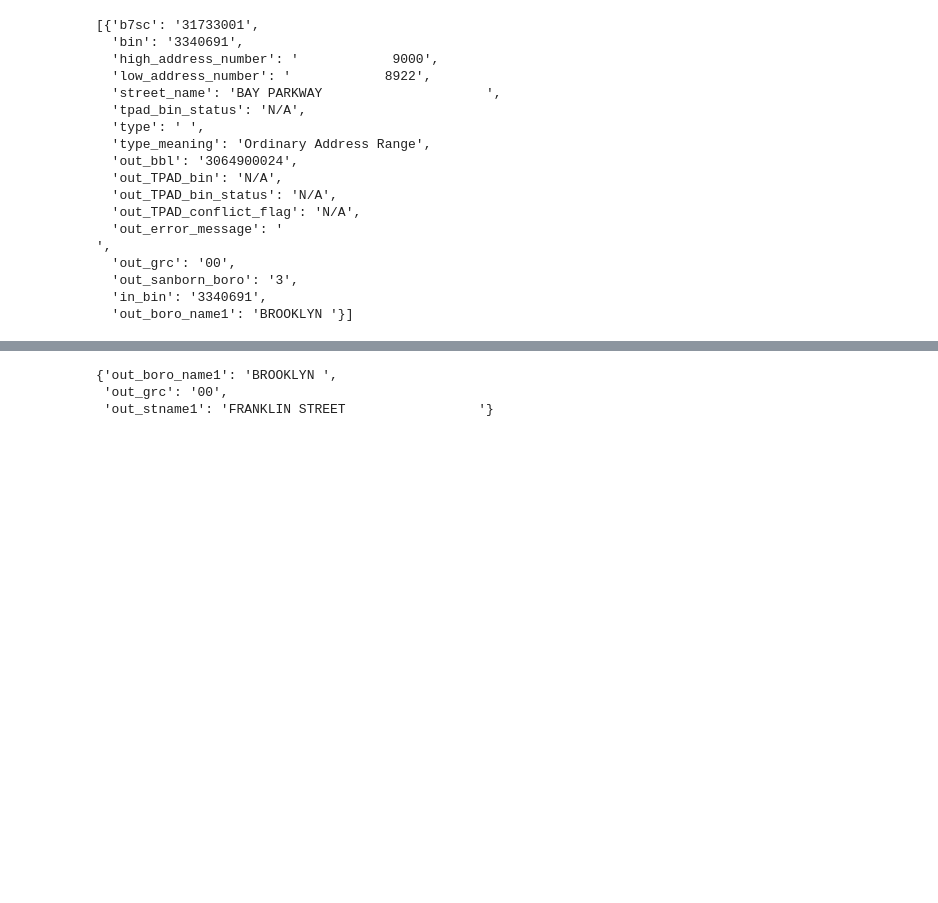
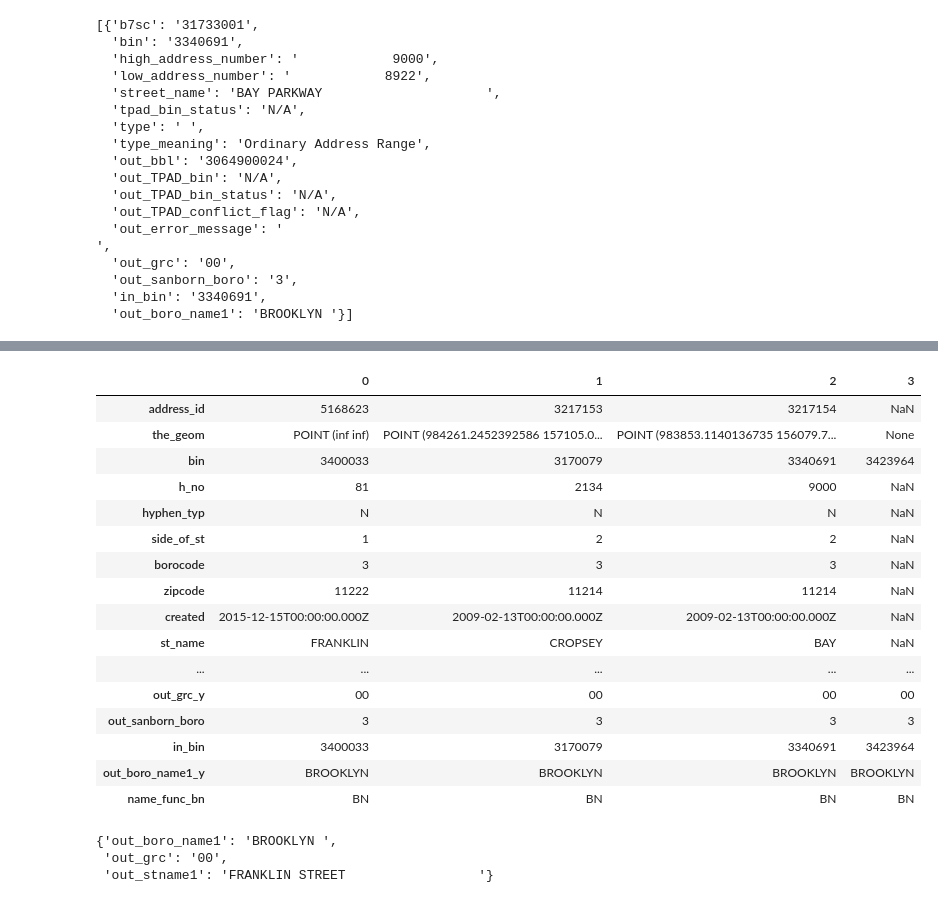
Before and after one commit to NYCParks-data/Structures, a Jupyter notebook: scripts/new_geosupport_process.ipynb, the cells around one changed output, grey strips where cells are left out. Cells and saved outputs as stored; diff of their text form; code cells hidden in the pictures; blank space fills up the shorter version.

```diff
--- a/scripts/new_geosupport_process.ipynb
+++ b/scripts/new_geosupport_process.ipynb
@@ -106,0 +221,6 @@ array([[<shapely.geometry.point.Point object at 0x...>,
+# %%
+BN_out_df['name_func_bn'] = 'BN'
+# %%
+func1N_out_df['name_func_1n'] = '1N'
+# %%
+aps_1N_df = aps.join(func1N_out_df)
@@ -106,0 +244,3 @@ array([[<shapely.geometry.point.Point object at 0x...>,
+# %%
+merged_1N_and_BN = aps_1N_df.merge(BN_out_df, how = 'outer',on = 'bin')
+merged_1N_and_BN.columns.values
@@ -107,3 +257,23 @@ array([[<shapely.geometry.point.Point object at 0x...>,
+# %%
+merged_1N_and_BN.T
+# %% [output]
+|  | 0 | 1 | 2 | 3 |
+| address_id | 5168623 | 3217153 | 3217154 | NaN |
+| the_geom | POINT (inf inf) | POINT (984261.2452392586 157105.0... | POINT (983853.1140136735 156079.7... | None |
+| bin | 3400033 | 3170079 | 3340691 | 3423964 |
+| h_no | 81 | 2134 | 9000 | NaN |
+| hyphen_typ | N | N | N | NaN |
+| side_of_st | 1 | 2 | 2 | NaN |
+| borocode | 3 | 3 | 3 | NaN |
+| zipcode | 11222 | 11214 | 11214 | NaN |
+| created | 2015-12-15T00:00:00.000Z | 2009-02-13T00:00:00.000Z | 2009-02-13T00:00:00.000Z | NaN |
+| st_name | FRANKLIN | CROPSEY | BAY | NaN |
+| ... | ... | ... | ... | ... |
+| out_grc_y | 00 | 00 | 00 | 00 |
+| out_sanborn_boro | 3 | 3 | 3 | 3 |
+| in_bin | 3400033 | 3170079 | 3340691 | 3423964 |
+| out_boro_name1_y | BROOKLYN | BROOKLYN | BROOKLYN | BROOKLYN |
+| name_func_bn | BN | BN | BN | BN |
 # %%
 func1n(borough = a['borocode'], streetname = a['full_stree'], api_key = geo_key, ip = geo_ip)
 # %% [output]
```
Also changed, not shown: parts of 35 cells of this notebook, 2 other files.
